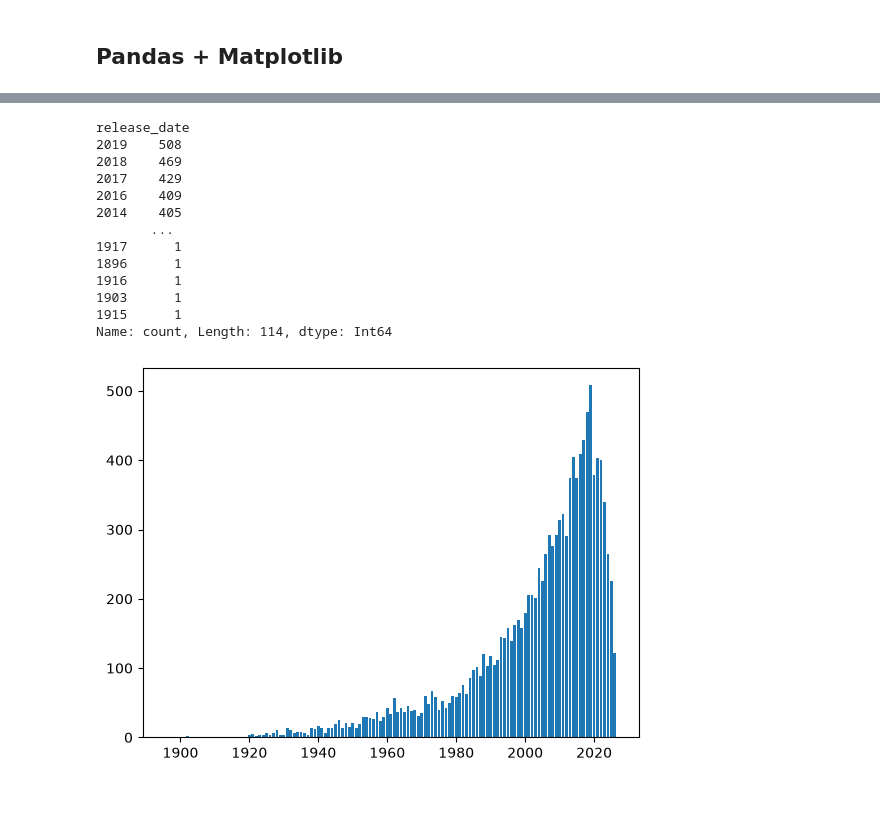
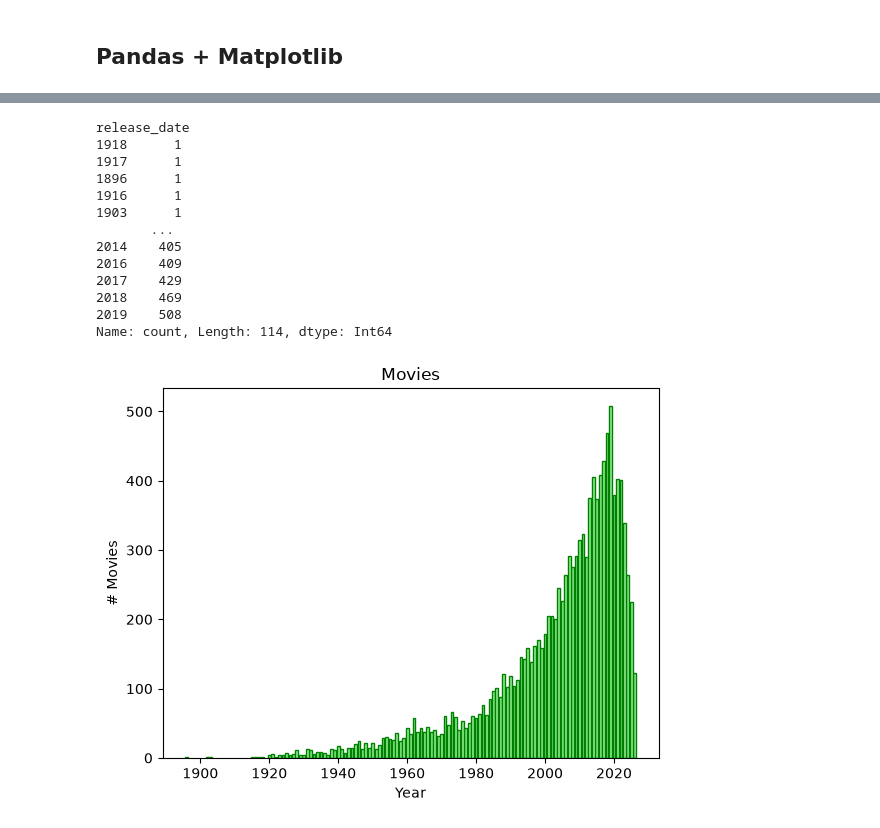
Before and after one commit to zaibgray/matplotlib, a Jupyter notebook: matplotlib.ipynb, the cells around one changed output, grey strips where cells are left out. Drawn from its saved outputs; the diff is of its cells as text; code cells hidden in the pictures; blank space fills up the shorter version.

Commit message:
saving plot

```diff
--- a/matplotlib.ipynb
+++ b/matplotlib.ipynb
@@ -566,24 +566,28 @@ df.sample(5)
 | 7520 | 7520 | 38303 | You Again | History -- make that high school ... | 2010-09-23 | 6.3127 | 6.272 | 1313 |
 # %%
 df["release_date"] = pd.to_datetime(df["release_date"])
-year_count = df["release_date"].dt.year.astype("Int16").value_counts()
+year_count = df["release_date"].dt.year.astype("Int16").value_counts(ascending=True)
 year_count
 # %% [output]
 release_date
-2019    508
-2018    469
-2017    429
-2016    409
-2014    405
-       ...
+1918      1
 1917      1
 1896      1
 1916      1
 1903      1
-1915      1
+       ...
+2014    405
+2016    409
+2017    429
+2018    469
+2019    508
 Name: count, Length: 114, dtype: Int64
 # %%
-plt.bar(year_count.index, year_count.values)
+plt.bar(year_count.index, year_count.values, color="lightgreen", edgecolor="green")
+
+plt.title("Movies")
+plt.xlabel("Year")
+plt.ylabel("# Movies")
 plt.show()
 # %% [output]
-[figure, old version]
+[figure, new version]
```
Also changed, not shown: parts of 3 cells of this notebook, 1 other file.
